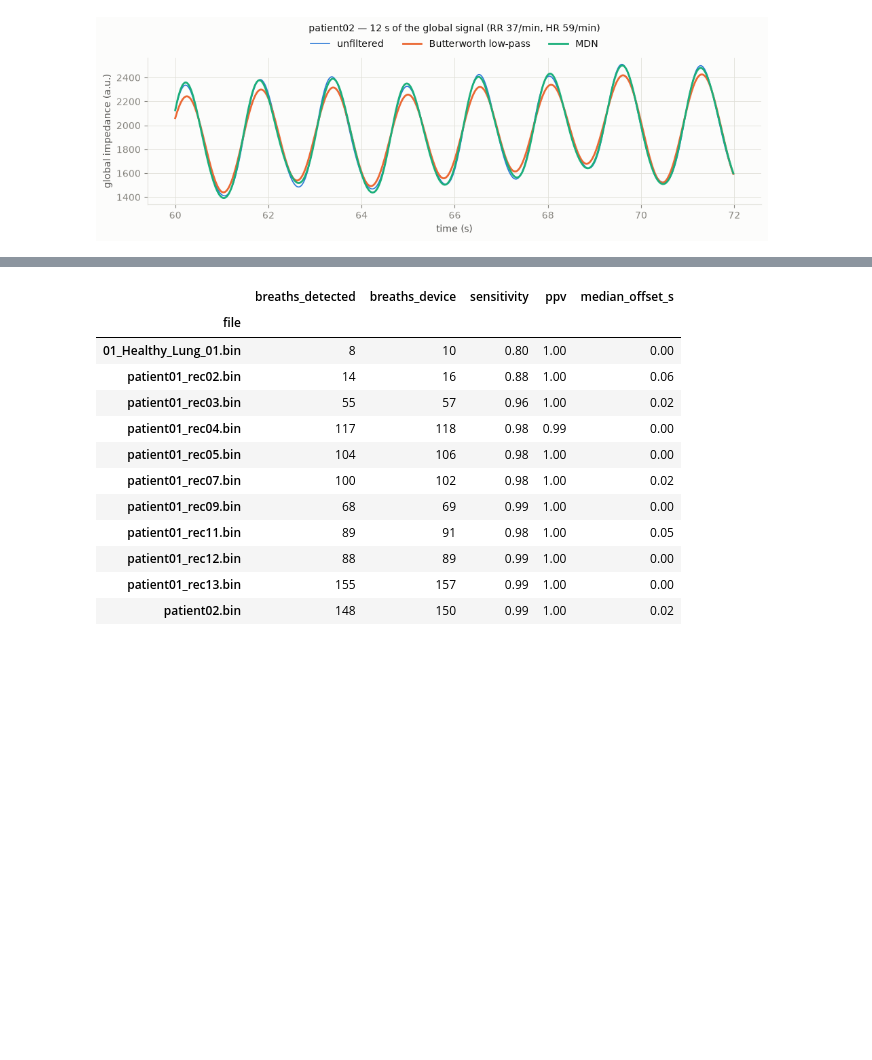
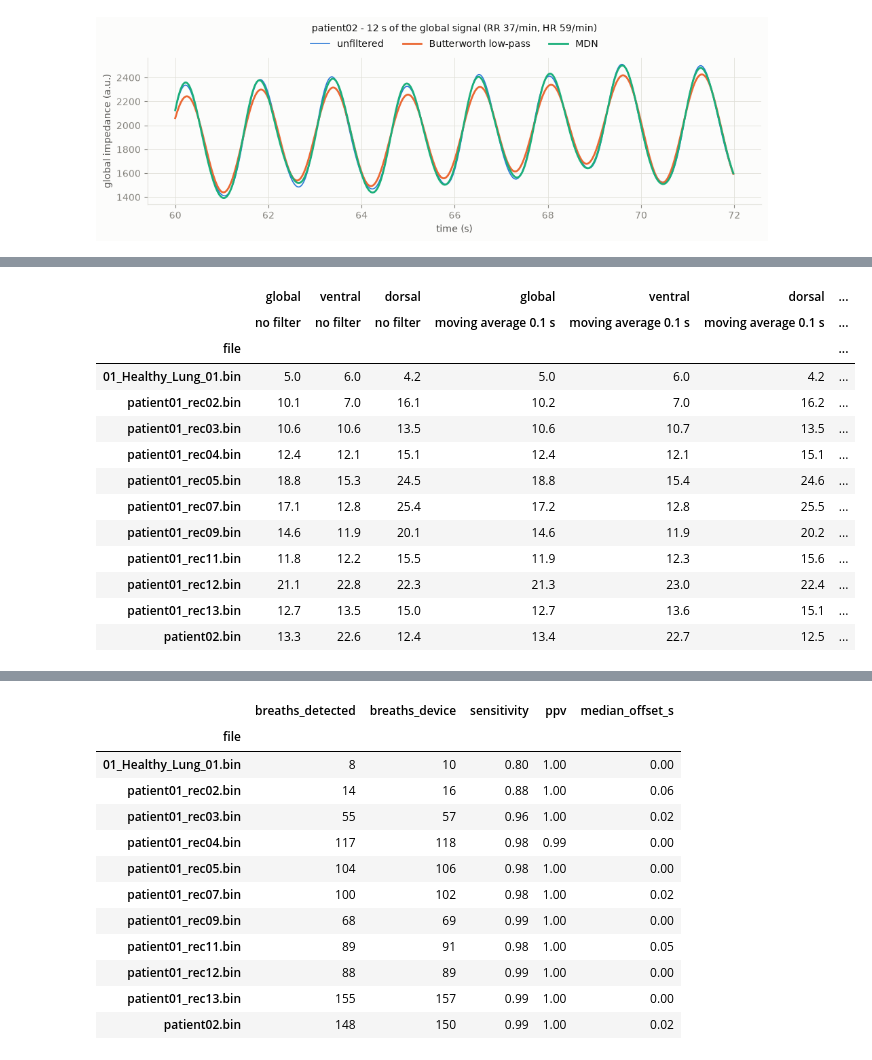
Before and after one commit to Kernel236/fastEIT, a Jupyter notebook: notebooks/05_preprocessing_choices.ipynb, the cells around one changed output, grey strips where cells are left out. Saved outputs shown, nothing was run; the diff lists cells and outputs as text; code cells hidden in the pictures; blank space fills up the shorter version.

```diff
--- a/notebooks/05_preprocessing_choices.ipynb
+++ b/notebooks/05_preprocessing_choices.ipynb
@@ -369,0 +455,28 @@ plt.tight_layout(); plt.show()
+# %%
+rows = []
+for name, (idx, out) in variability_inputs.items():
+    r = {"file": name}
+    for variant in ["no filter", "moving average 0.1 s", "MDN estimated HR"]:
+        o = out[variant]
+        for region, sig in [("global", o["pf_global"]), ("ventral", o["pf_halves"][0]), ("dorsal", o["pf_halves"][1])]:
+            tiv = sig[idx[:, 1]] - sig[idx[:, 0]]
+            r[(region, variant)] = 100 * tiv.std() / tiv.mean()
+    rows.append(r)
+cv = pd.DataFrame(rows).set_index("file")
+cv.columns = pd.MultiIndex.from_tuples(cv.columns)
+cv.round(1)
+# %% [output]
+|  | global | ventral | dorsal | global | ventral | dorsal | ... |
+|  | no filter | no filter | no filter | moving average 0.1 s | moving average 0.1 s | moving average 0.1 s | ... |
+| file |  |  |  |  |  |  | ... |
+| 01_Healthy_Lung_01.bin | 5.0 | 6.0 | 4.2 | 5.0 | 6.0 | 4.2 | ... |
+| patient01_rec02.bin | 10.1 | 7.0 | 16.1 | 10.2 | 7.0 | 16.2 | ... |
+| patient01_rec03.bin | 10.6 | 10.6 | 13.5 | 10.6 | 10.7 | 13.5 | ... |
+| patient01_rec04.bin | 12.4 | 12.1 | 15.1 | 12.4 | 12.1 | 15.1 | ... |
+| patient01_rec05.bin | 18.8 | 15.3 | 24.5 | 18.8 | 15.4 | 24.6 | ... |
+| patient01_rec07.bin | 17.1 | 12.8 | 25.4 | 17.2 | 12.8 | 25.5 | ... |
+| patient01_rec09.bin | 14.6 | 11.9 | 20.1 | 14.6 | 11.9 | 20.2 | ... |
+| patient01_rec11.bin | 11.8 | 12.2 | 15.5 | 11.9 | 12.3 | 15.6 | ... |
+| patient01_rec12.bin | 21.1 | 22.8 | 22.3 | 21.3 | 23.0 | 22.4 | ... |
+| patient01_rec13.bin | 12.7 | 13.5 | 15.0 | 12.7 | 13.6 | 15.1 | ... |
+| patient02.bin | 13.3 | 22.6 | 12.4 | 13.4 | 22.7 | 12.5 | ... |
```
Also changed, not shown: parts of 21 cells of this notebook.
